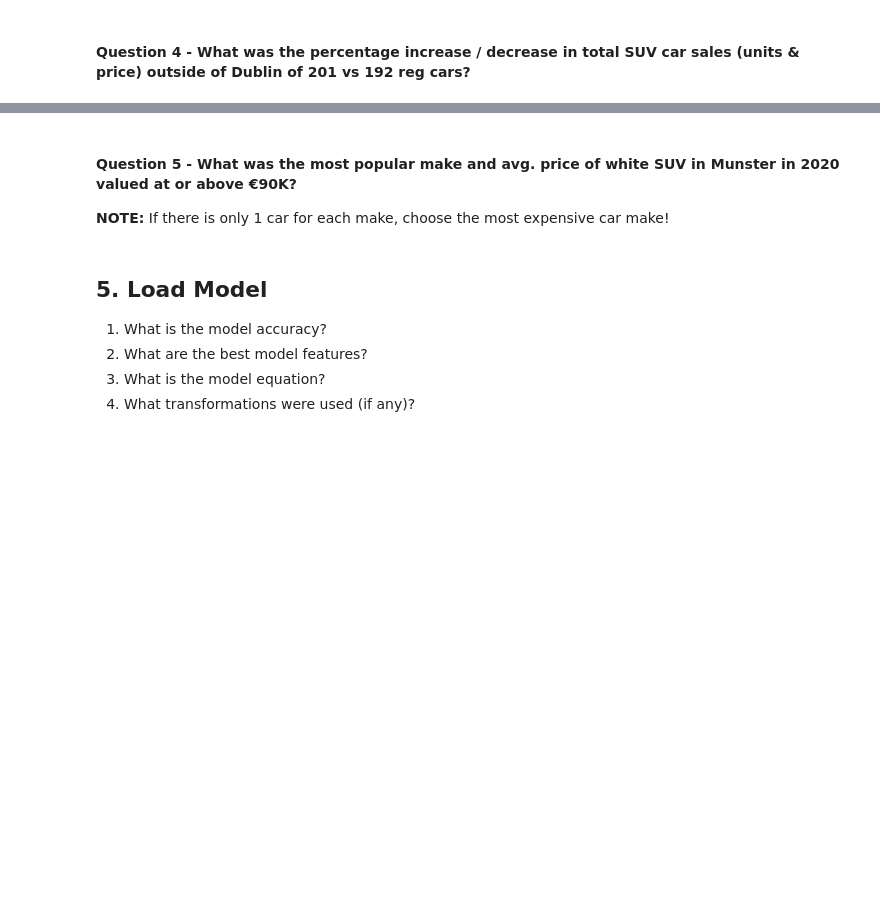
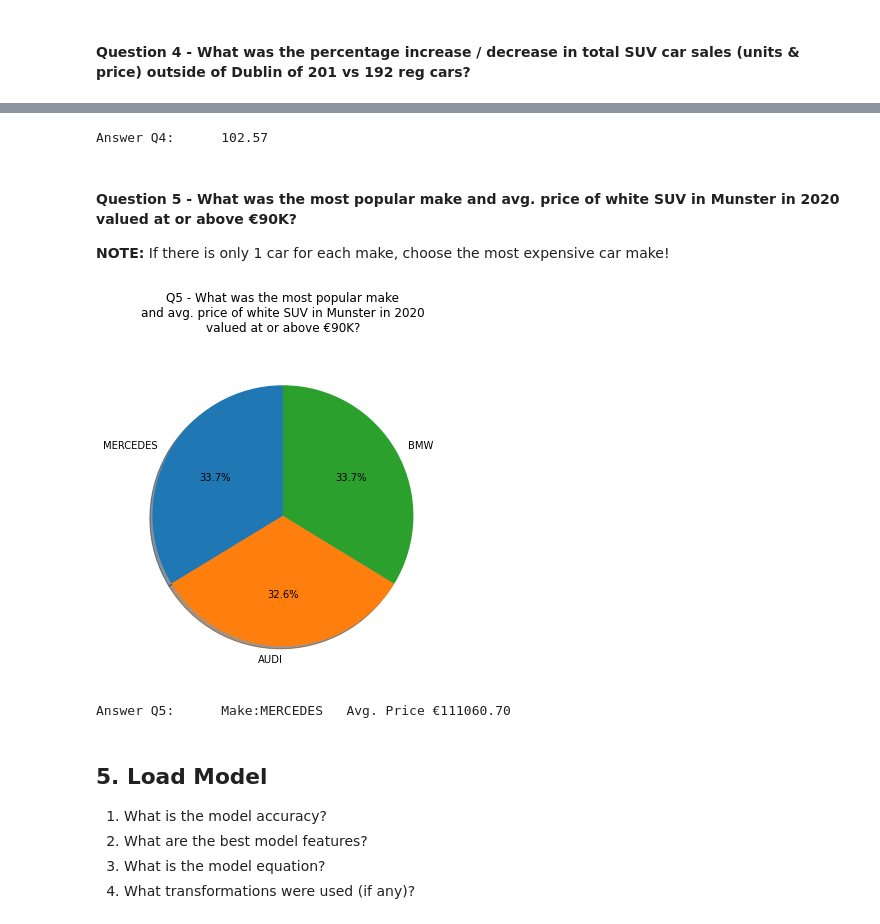
Before and after one commit to NetoRibeiro/DATA8001Assignment1, a Jupyter notebook: R00206995_A1_Notebook.ipynb, the cells around one changed output, grey strips where cells are left out. Cells and saved outputs as stored; diff of their text form; code cells hidden in the pictures; blank space fills up the shorter version.

```diff
--- a/R00206995_A1_Notebook.ipynb
+++ b/R00206995_A1_Notebook.ipynb
@@ -50,12 +167,58 @@ print(f'Answer Q3:\tMake:{R00206995_A1_Q3["make"]}\tModel:{R00206995_A1_Q3["mode
 # %%
-R00206995_A1_Q4 =
-print(f'Answer Q4:\tMake:{R00206995_A1_Q4["units"]}\t{R00206995_A1_Q4["price"]} units sold')
+R00206995_A1_Q4 = A1_Q4
+print(f'Answer Q4:\t{R00206995_A1_Q4:.2f}')
+# %% [output]
+Answer Q4:      102.57
 # %% [markdown]
 #### Question 5 - What was the most popular make and avg. price of white SUV in Munster in 2020 valued at or above €90K?
 **NOTE:** If there is only 1 car for each make, choose the most expensive car make!
+# %%
+def is_munster(county):
+  list_counties_munster = ['CLARE', 'CORK', 'KERRY', 'LIMERICK', 'TIPPERARY', 'WATERFORD']
+  if county.upper() in list_counties_munster:
+    return True
+  else:
+    return False
+# %%
+df_R00206995['is_munster'] = df_R00206995['county'].apply(lambda row: is_munster(row))
+df_a1_q5 = df_R00206995.loc[((df_R00206995['year'] == 2020) & (df_R00206995['price'] >= 90000) & (df_R00206995['type'] == "SUV") & (df_R00206995['is_munster'] == True))].copy()
+df_R00206995.drop('is_munster', axis=1, inplace=True)
+df_a1_q5_gb = df_a1_q5.groupby(['make'], as_index=False).agg(
+    units = pd.NamedAgg(column='car_reg', aggfunc="count"),
+    price = pd.NamedAgg(column='price', aggfunc='mean'),
+    max_price = pd.NamedAgg(column='price', aggfunc=max)
+)
+
+df_a1_q5_gb.sort_values(by=['units', 'max_price'], ascending=False, inplace=True, ignore_index=True)
+
+A1_Q5 = f'Top make in Munster: {df_a1_q5_gb["make"].iloc[0]}\n\
+with the avg price of {df_a1_q5_gb["price"].iloc[0]:.2f}'
+
+plt.figure(figsize=(8,6))
+slices = df_a1_q5_gb['price']
+categories = df_a1_q5_gb['make']
+# For different colors: https://matplotlib.org/examples/color/named_colors.html
+#cols = ['red', 'green', 'orange']
+
+# Plotting the pie-chart.
+plt.pie(slices,
+        labels=categories,
+        startangle = 90,
+        shadow=True,
+        autopct = '%1.1f%%'
+       )
+
+plt.title(f'Q5 - What was the most popular make\n\
+and avg. price of white SUV in Munster in 2020\n\
+valued at or above €90K?\n', fontsize=12)
+plt.show()
+# %% [output]
+[figure, added]
 # %%
-R00206995_A1_Q5 =
-print(f'Answer Q5:\tMake:{R00206995_A1_Q5["make"]}\t{R00206995_A1_Q5["price"]} units sold')
+R00206995_A1_Q5 = df_a1_q5_gb[['make', 'price']].iloc[0]
+print(f'Answer Q5:\tMake:{R00206995_A1_Q5["make"]}\tAvg. Price €{R00206995_A1_Q5["price"]:.2f}')
+# %% [output]
+Answer Q5:      Make:MERCEDES   Avg. Price €111060.70
 # %% [markdown]
 ## 5. Load Model
 1. What is the model accuracy?
```
Also changed, not shown: parts of 13 cells of this notebook.
